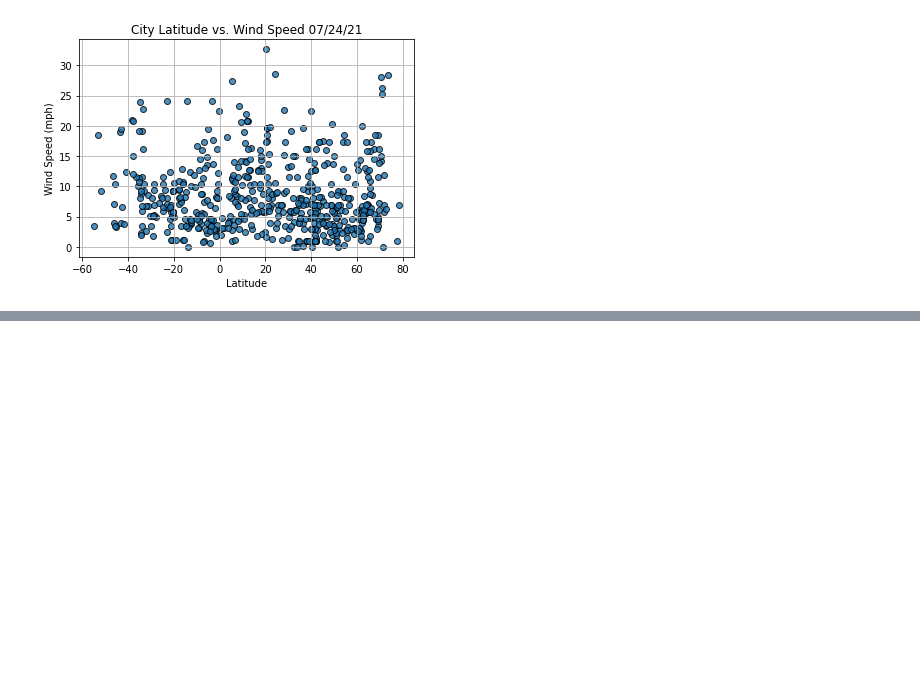
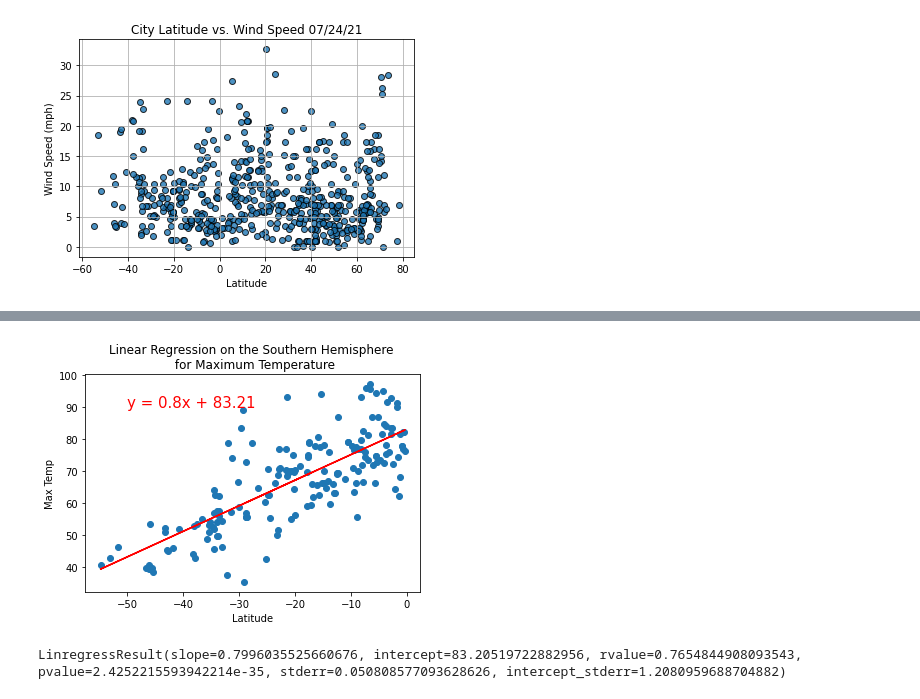
Before and after one commit to ellraff/World_Weather_Analysis, a Jupyter notebook: WeatherPy.ipynb, the cells around one changed output, grey strips where cells are left out. Drawn from its saved outputs; the diff is of its cells as text; code cells hidden in the pictures; blank space fills up the shorter version.

```diff
--- a/WeatherPy.ipynb
+++ b/WeatherPy.ipynb
@@ -236,0 +281,13 @@ plt.show()
+# %%
+# Linear regression on the Southern Hemisphere
+x_values = southern_hemi_df["Lat"]
+y_values = southern_hemi_df["Max Temp"]
+# Call the function.
+plot_linear_regression(x_values, y_values,
+                       'Linear Regression on the Southern Hemisphere \n for Maximum Temperature', 'Max Temp',(-50,90))
+# %% [output]
+[figure, added]
+# %%
+linregress(southern_hemi_df["Lat"], southern_hemi_df["Max Temp"])
+# %% [output]
+LinregressResult(slope=0.7996035525660676, intercept=83.20519722882956, rvalue=0.7654844908093543, pvalue=2.4252215593942214e-35, stderr=0.050808577093628626, intercept_stderr=1.2080959688704882)
```
Also changed, not shown: parts of 17 cells of this notebook.
